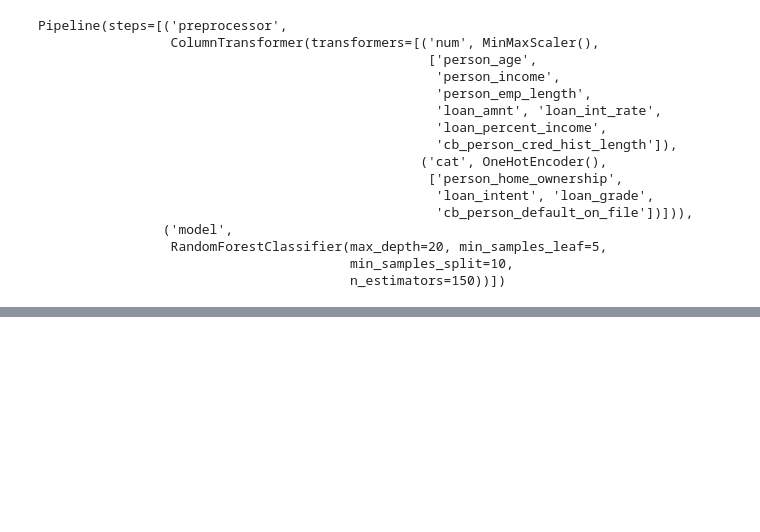
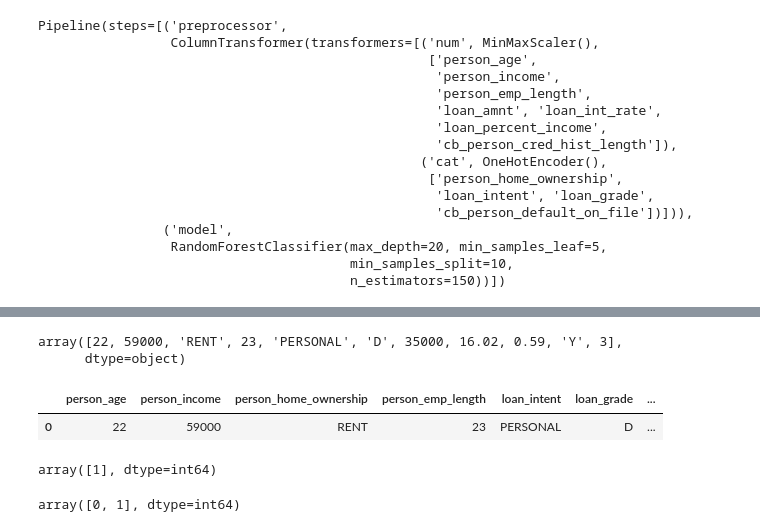
Before and after one commit to NirajanKhadka/Credit_Card_Risk_Modelling, a Jupyter notebook: Credit_Risk_Modelling.ipynb, the cells around one changed output, grey strips where cells are left out. Drawn from its saved outputs; the diff is of its cells as text; code cells hidden in the pictures; blank space fills up the shorter version.

```diff
--- a/Credit_Risk_Modelling.ipynb
+++ b/Credit_Risk_Modelling.ipynb
@@ -660,0 +667,26 @@ Note: you may need to restart the kernel to use updated packages.
+# %%
+test.values
+# %% [output]
+array([22, 59000, 'RENT', 23, 'PERSONAL', 'D', 35000, 16.02, 0.59, 'Y', 3],
+      dtype=object)
+# %%
+data={
+    "person_age": 22,
+    "person_income": 59000,
+    "person_home_ownership": "RENT",
+    "person_emp_length": 23,
+    "loan_intent": "PERSONAL",
+    "loan_grade": "D",
+    "loan_amnt": 35000,
+    "loan_int_rate": 16.02,
+    "loan_percent_income": 0.59,
+    "cb_person_default_on_file": "Y",
+    "cb_person_cred_hist_length": 3
+  }
+# %%
+sample_df=pd.DataFrame(data,index=[0])
+# %%
+sample_df
+# %% [output]
+|  | person_age | person_income | person_home_ownership | person_emp_length | loan_intent | loan_grade | ... |
+| 0 | 22 | 59000 | RENT | 23 | PERSONAL | D | ... |
@@ -660,0 +697,8 @@ Note: you may need to restart the kernel to use updated packages.
+# %%
+y_pred
+# %% [output]
+array([1], dtype=int64)
+# %%
+np.unique(y_pred)
+# %% [output]
+array([0, 1], dtype=int64)
```
Also changed, not shown: parts of 7 cells of this notebook, 10 other files.
